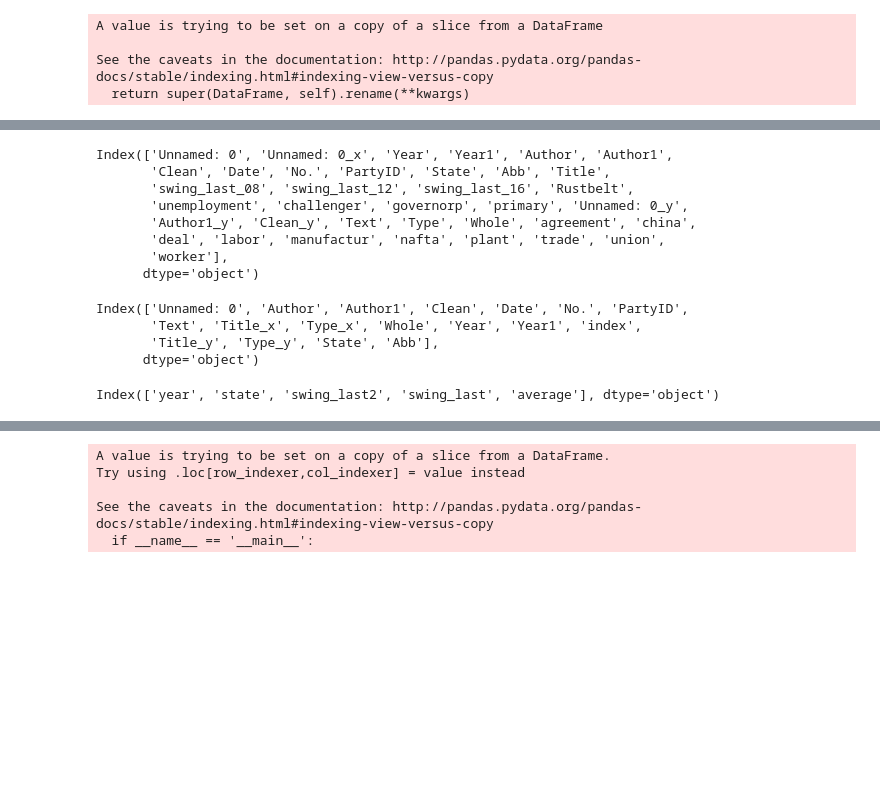
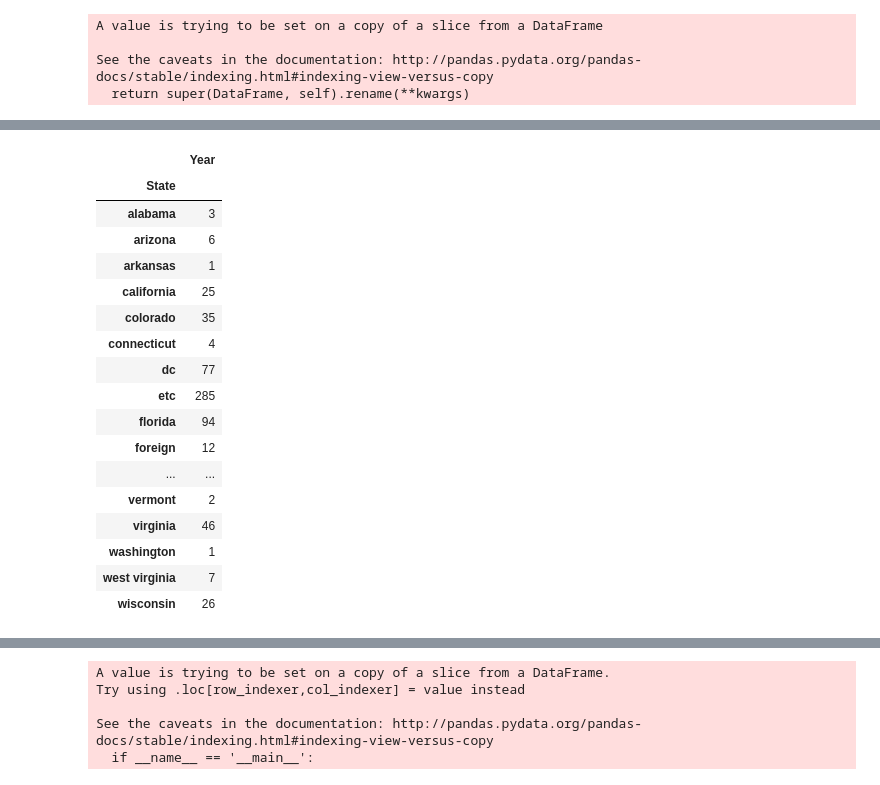
Before and after one commit to Alicechung/ML_finalPJT, a Jupyter notebook: Code/Preprocessing/ML_preprocessing texts.ipynb, the cells around one changed output, grey strips where cells are left out. Drawn from its saved outputs; the diff is of its cells as text; code cells hidden in the pictures; blank space fills up the shorter version.

Commit message:
data files and scripts

```diff
--- a/Code/Preprocessing/ML_preprocessing texts.ipynb
+++ b/Code/Preprocessing/ML_preprocessing texts.ipynb
@@ -253,0 +342,2 @@ Index(['index', 'Author', 'No.', 'Title', 'Type', 'Year', 'State', 'Abb'], dtype
+# %%
+covdf = pd.read_csv('../../Data/alldf_covariates2.csv')
@@ -254,5 +348,5 @@ Index(['index', 'Author', 'No.', 'Title', 'Type', 'Year', 'State', 'Abb'], dtype
 # %%
-merge_dtm = covdf.merge(rdf, left_on=['Author','No.','Year','Year1',
+merge_dtm = covdf.merge(alldf_sw, left_on=['Author','No.','Year','Year1',
                                       'Date','PartyID', 'Title'],
                              right_on = ['Author','No.','Year','Year1','Date',
                                       'PartyID', 'Title'],
@@ -284,0 +419,7 @@ See the caveats in the documentation: http://pandas.pydata.org/pandas-docs/stabl
+# %%
+merge_dtm_fin['rust_sw_wcsum'] = merge_dtm_fin[rust_sw].sum(axis=1)
+merge_dtm_fin['rust_nosw_wcsum'] = merge_dtm_fin[rust_nosw].sum(axis=1)
+merge_dtm_fin['norust_sw_wcsum'] = merge_dtm_fin[norust_sw].sum(axis=1)
+merge_dtm_fin['norust_nosw_wcsum'] = merge_dtm_fin[norust_nosw].sum(axis=1)
+merge_dtm_fin['rust_wcsum'] = merge_dtm_fin[words_rust].sum(axis=1)
+merge_dtm_fin['norust_wcsum'] = merge_dtm_fin[words_norust].sum(axis = 1)
@@ -285 +437,8 @@ See the caveats in the documentation: http://pandas.pydata.org/pandas-docs/stabl
+# %%
+merge_dtm_fin['pro_rust_sw'] = merge_dtm_fin['rust_sw_wcsum'] / merge_dtm_fin['Length']
+merge_dtm_fin['pro_rust_nosw'] = merge_dtm_fin['rust_nosw_wcsum'] / merge_dtm_fin['Length']
+merge_dtm_fin['pro_norust_sw'] = merge_dtm_fin['norust_sw_wcsum'] / merge_dtm_fin['Length']
+merge_dtm_fin['pro_norust_nosw'] = merge_dtm_fin['norust_nosw_wcsum'] / merge_dtm_fin['Length']
+merge_dtm_fin['pro_rust'] = merge_dtm_fin['rust_wcsum'] / merge_dtm_fin['Length']
+merge_dtm_fin['pro_norust'] = merge_dtm_fin['norust_wcsum'] / merge_dtm_fin['Length']
 # %%
@@ -289,11 +446,21 @@ dtm = pd.read_csv('../../Data/alldf_covariates_adddtm.csv')
-# %%
-dtm.columns
-# %% [output]
-Index(['Unnamed: 0', 'Unnamed: 0_x', 'Year', 'Year1', 'Author', 'Author1',
-       'Clean', 'Date', 'No.', 'PartyID', 'State', 'Abb', 'Title',
-       'swing_last_08', 'swing_last_12', 'swing_last_16', 'Rustbelt',
-       'unemployment', 'challenger', 'governorp', 'primary', 'Unnamed: 0_y',
-       'Author1_y', 'Clean_y', 'Text', 'Type', 'Whole', 'agreement', 'china',
-       'deal', 'labor', 'manufactur', 'nafta', 'plant', 'trade', 'union',
-       'worker'],
-      dtype='object')
+# %%
+merge_dtm_fin.groupby('State')['Year'].count().to_frame()
+# %% [output]
+|  | Year |
+| State |  |
+| alabama | 3 |
+| arizona | 6 |
+| arkansas | 1 |
+| california | 25 |
+| colorado | 35 |
+| connecticut | 4 |
+| dc | 77 |
+| etc | 285 |
+| florida | 94 |
+| foreign | 12 |
+| ... | ... |
+| vermont | 2 |
+| virginia | 46 |
+| washington | 1 |
+| west virginia | 7 |
+| wisconsin | 26 |
@@ -303,11 +471,0 @@ merged = rdf.merge(adddf, left_on=['Author','No.','Year'],
-# %%
-merged.columns
-# %% [output]
-Index(['Unnamed: 0', 'Author', 'Author1', 'Clean', 'Date', 'No.', 'PartyID',
-       'Text', 'Title_x', 'Type_x', 'Whole', 'Year', 'Year1', 'index',
-       'Title_y', 'Type_y', 'State', 'Abb'],
-      dtype='object')
-# %%
-swing.columns
-# %% [output]
-Index(['year', 'state', 'swing_last2', 'swing_last', 'average'], dtype='object')
```
Also changed, not shown: parts of 53 cells of this notebook, 8 other files.
